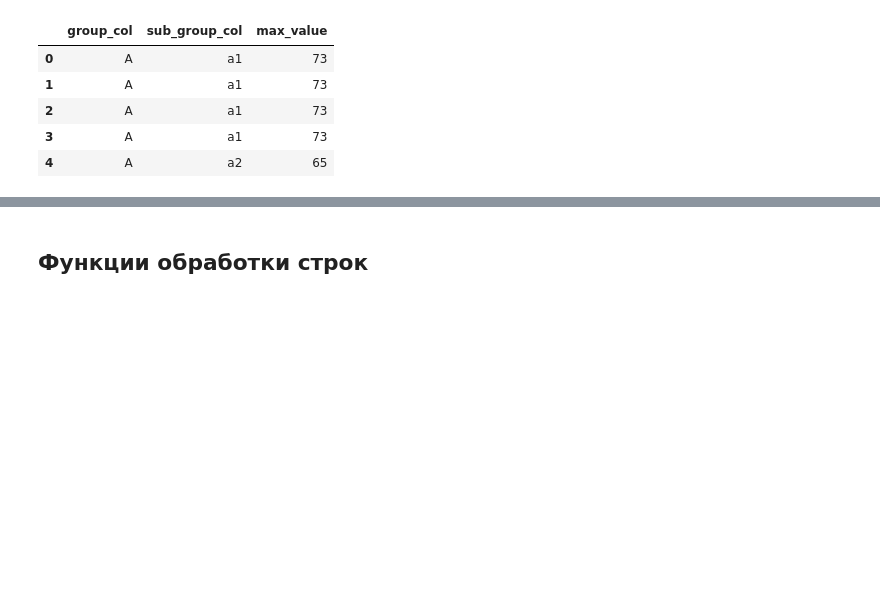
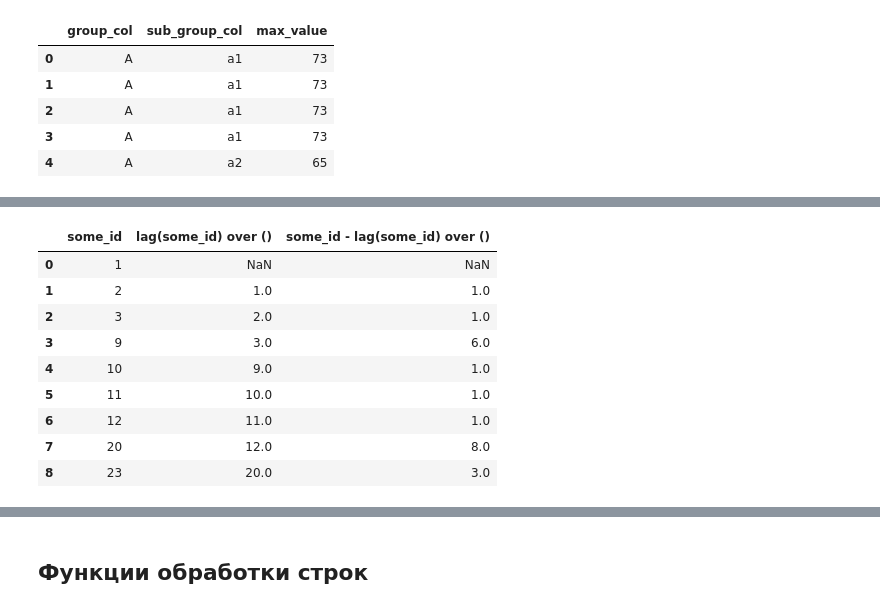
Before and after one commit to Saxsafon/Analysis, a Jupyter notebook: I_Storing/SQL/SQLite_queries.ipynb, the cells around one changed output, grey strips where cells are left out. Cells and saved outputs as stored; diff of their text form; code cells hidden in the pictures; blank space fills up the shorter version.

```diff
--- a/I_Storing/SQL/SQLite_queries.ipynb
+++ b/I_Storing/SQL/SQLite_queries.ipynb
@@ -81,0 +179,24 @@ pysqldf(query)
+# %%
+query = """
+
+select
+      some_id
+    , lag(some_id) over ()
+    , some_id - lag(some_id) over ()
+from
+    df1
+"""
+
+pysqldf = lambda q: sqldf(q, globals())
+pysqldf(query)
+# %% [output]
+|  | some_id | lag(some_id) over () | some_id - lag(some_id) over () |
+| 0 | 1 | NaN | NaN |
+| 1 | 2 | 1.0 | 1.0 |
+| 2 | 3 | 2.0 | 1.0 |
+| 3 | 9 | 3.0 | 6.0 |
+| 4 | 10 | 9.0 | 1.0 |
+| 5 | 11 | 10.0 | 1.0 |
+| 6 | 12 | 11.0 | 1.0 |
+| 7 | 20 | 12.0 | 8.0 |
+| 8 | 23 | 20.0 | 3.0 |
```
Also changed, not shown: parts of 32 cells of this notebook, 1 other file.
